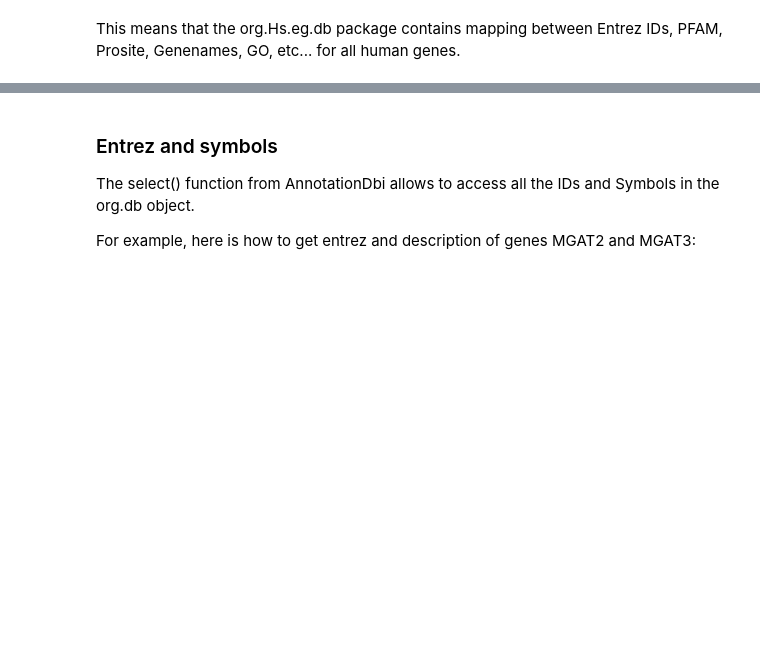
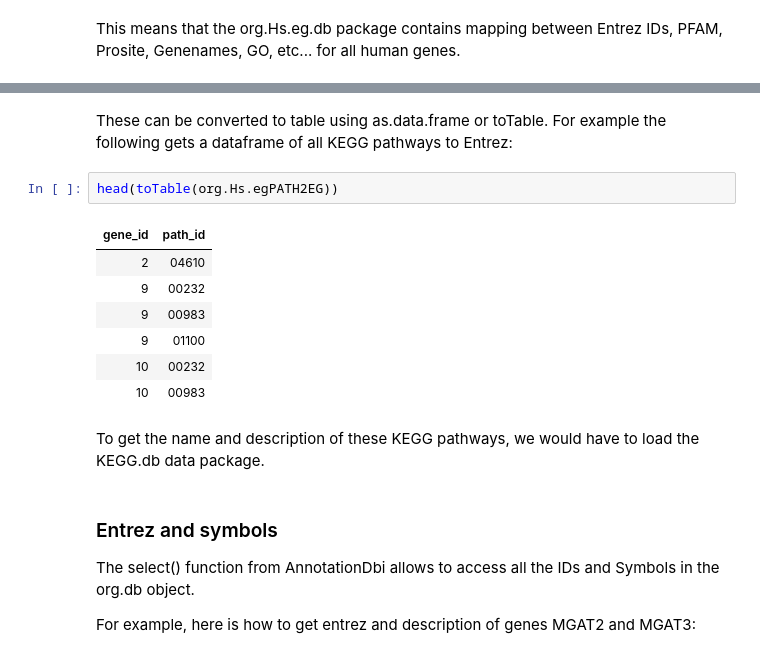
Before and after one commit to dalloliogm/belgrade_unix_intro, a Jupyter notebook: PEB Bioconductor workshop.ipynb, the cells around one changed output, grey strips where cells are left out. Saved outputs shown, nothing was run; the diff lists cells and outputs as text; blank space fills up the shorter version.

Commit message:
BIOC: improved description of BiMaps, and DO

```diff
--- a/PEB Bioconductor workshop.ipynb
+++ b/PEB Bioconductor workshop.ipynb
@@ -134,3 +160,17 @@ This means that the org.Hs.eg.db package contains mapping between Entrez IDs, PF
+# %% [markdown]
+These can be converted to table using as.data.frame or toTable. For example the following gets a dataframe of all KEGG pathways to Entrez:
+# %%
+head(toTable(org.Hs.egPATH2EG))
+# %% [output]
+| gene_id | path_id |
+| 2 | 04610 |
+| 9 | 00232 |
+| 9 | 00983 |
+| 9 | 01100 |
+| 10 | 00232 |
+| 10 | 00983 |
+# %% [markdown]
+To get the name and description of these KEGG pathways, we would have to load the KEGG.db data package.
 # %% [markdown]
 ### Entrez and symbols
 
```
Also changed, not shown: parts of 8 cells of this notebook.
